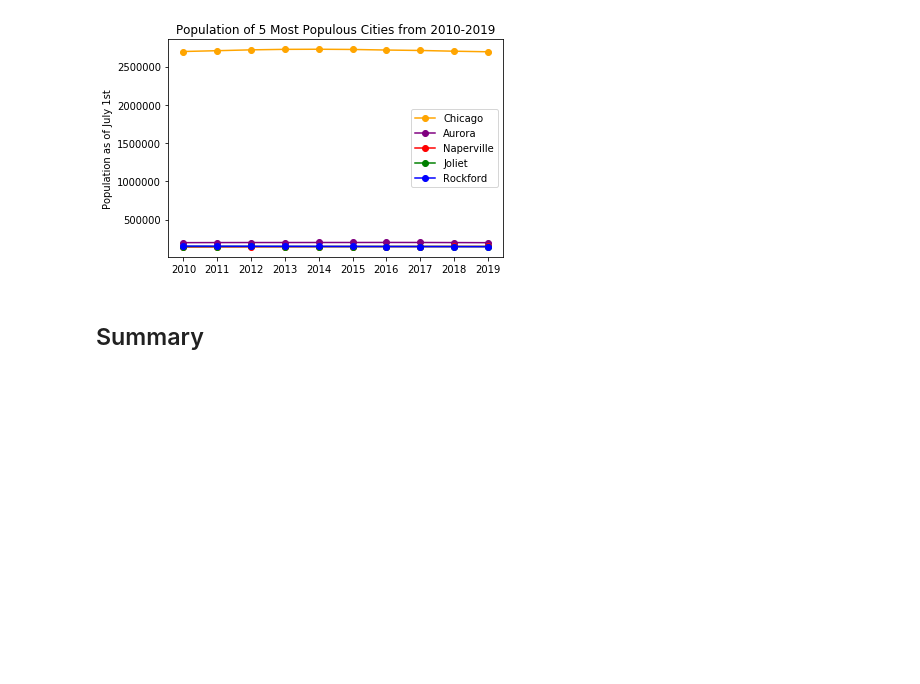
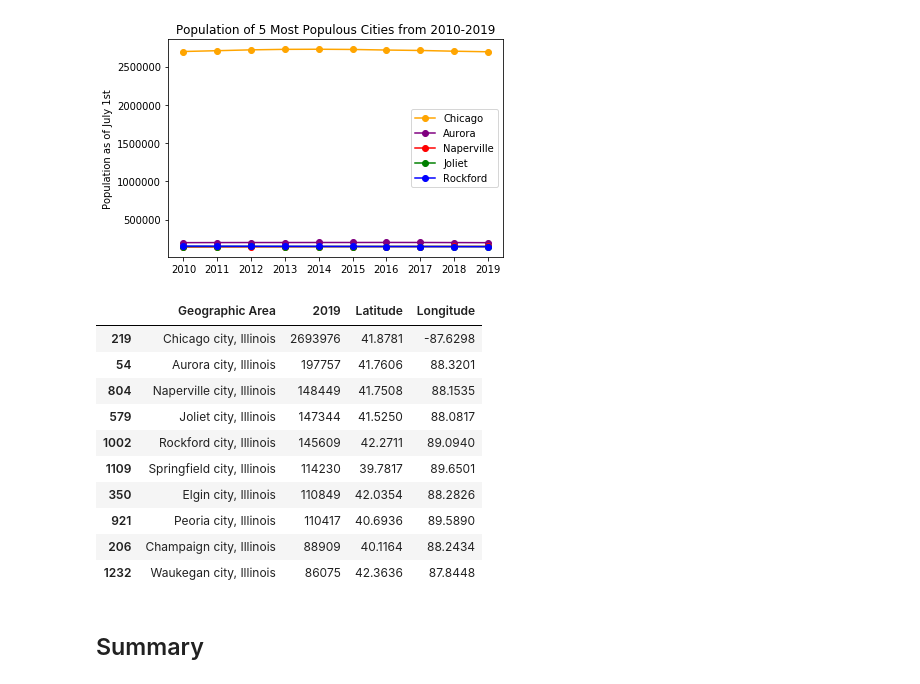
Before and after one commit to tcyang01/Data-Visualization, a Jupyter notebook: censusIL/censusIL.ipynb, the cells around one changed output. Saved outputs shown, nothing was run; the diff lists cells and outputs as text; code cells hidden in the pictures; blank space fills up the shorter version.

```diff
--- a/censusIL/censusIL.ipynb
+++ b/censusIL/censusIL.ipynb
@@ -295,5 +294,23 @@ plt.ylabel('Population as of July 1st')
 plt.show()
 # %% [output]
 [figure]
+# %%
+df_top10_19 = df.nlargest(10,'2019')[['Geographic Area','2019']]
+df_top10_19['Geographic Area'] = df_top10_19['Geographic Area'].replace(', Illinois',"")
+df_top10_19['Latitude'] = [41.8781,41.7606,41.7508,41.5250,42.2711,39.7817,42.0354,40.6936,40.1164,42.3636]
+df_top10_19['Longitude'] = [-87.6298,088.3201,88.1535,88.0817,89.0940,89.6501,88.2826,89.5890,88.2434,87.8448]
+df_top10_19
+# %% [output]
+|  | Geographic Area | 2019 | Latitude | Longitude |
+| 219 | Chicago city, Illinois | 2693976 | 41.8781 | -87.6298 |
+| 54 | Aurora city, Illinois | 197757 | 41.7606 | 88.3201 |
+| 804 | Naperville city, Illinois | 148449 | 41.7508 | 88.1535 |
+| 579 | Joliet city, Illinois | 147344 | 41.5250 | 88.0817 |
+| 1002 | Rockford city, Illinois | 145609 | 42.2711 | 89.0940 |
+| 1109 | Springfield city, Illinois | 114230 | 39.7817 | 89.6501 |
+| 350 | Elgin city, Illinois | 110849 | 42.0354 | 88.2826 |
+| 921 | Peoria city, Illinois | 110417 | 40.6936 | 89.5890 |
+| 206 | Champaign city, Illinois | 88909 | 40.1164 | 88.2434 |
+| 1232 | Waukegan city, Illinois | 86075 | 42.3636 | 87.8448 |
 # %% [markdown]
 ## Summary
```
Also changed, not shown: parts of 6 cells of this notebook.
